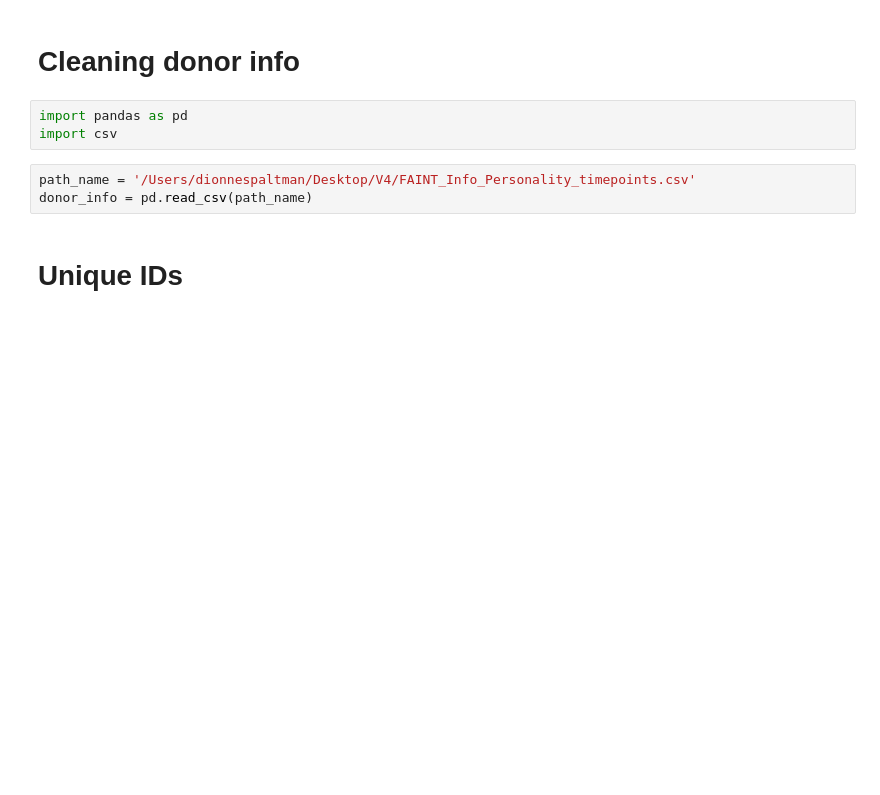
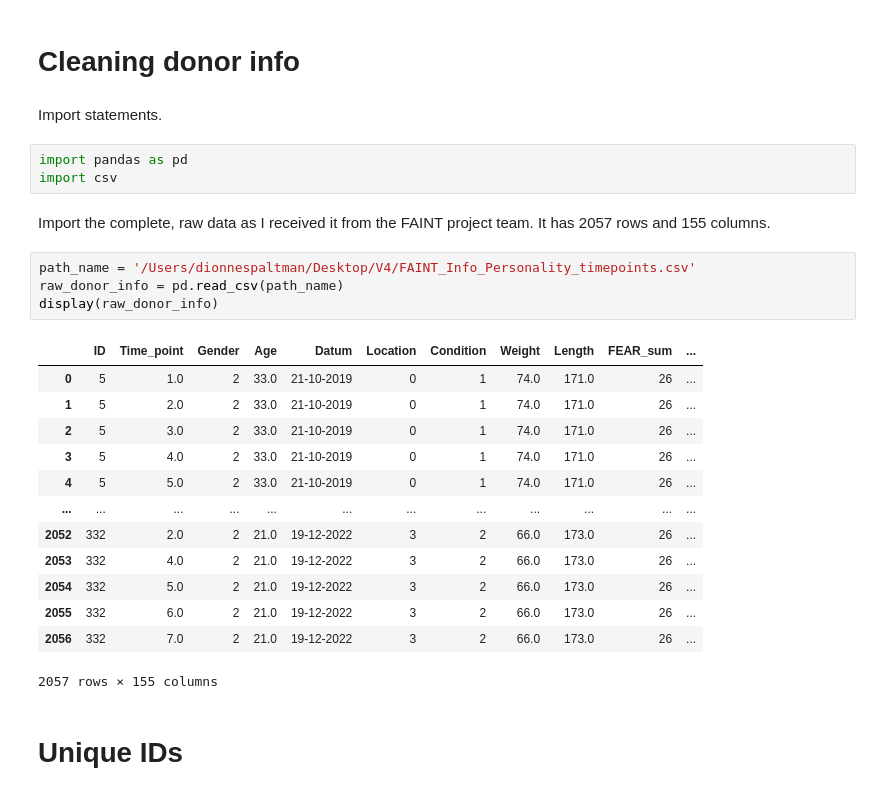
Before and after one commit to DionneSpaltman/predicting_VVR, a Jupyter notebook: processing/donor_info/cleaning_donorinfo.ipynb, the cells around one changed output. Drawn from its saved outputs; the diff is of its cells as text; blank space fills up the shorter version.

Commit message:
Cleaned cleaning_donorinfo

```diff
--- a/processing/donor_info/cleaning_donorinfo.ipynb
+++ b/processing/donor_info/cleaning_donorinfo.ipynb
@@ -1,11 +1,30 @@
 # %% [markdown]
 # Cleaning donor info
+# %% [markdown]
+Import statements.
 # %%
 import pandas as pd
 import csv
+# %% [markdown]
+Import the complete, raw data as I received it from the FAINT project team. It has 2057 rows and 155 columns.
 # %%
 path_name = '/Users/dionnespaltman/Desktop/V4/FAINT_Info_Personality_timepoints.csv'
-donor_info = pd.read_csv(path_name)
+raw_donor_info = pd.read_csv(path_name)
+display(raw_donor_info)
+# %% [output]
+|  | ID | Time_point | Gender | Age | Datum | Location | Condition | Weight | Length | FEAR_sum | ... |
+| 0 | 5 | 1.0 | 2 | 33.0 | 21-10-2019 | 0 | 1 | 74.0 | 171.0 | 26 | ... |
+| 1 | 5 | 2.0 | 2 | 33.0 | 21-10-2019 | 0 | 1 | 74.0 | 171.0 | 26 | ... |
+| 2 | 5 | 3.0 | 2 | 33.0 | 21-10-2019 | 0 | 1 | 74.0 | 171.0 | 26 | ... |
+| 3 | 5 | 4.0 | 2 | 33.0 | 21-10-2019 | 0 | 1 | 74.0 | 171.0 | 26 | ... |
+| 4 | 5 | 5.0 | 2 | 33.0 | 21-10-2019 | 0 | 1 | 74.0 | 171.0 | 26 | ... |
+| ... | ... | ... | ... | ... | ... | ... | ... | ... | ... | ... | ... |
+| 2052 | 332 | 2.0 | 2 | 21.0 | 19-12-2022 | 3 | 2 | 66.0 | 173.0 | 26 | ... |
+| 2053 | 332 | 4.0 | 2 | 21.0 | 19-12-2022 | 3 | 2 | 66.0 | 173.0 | 26 | ... |
+| 2054 | 332 | 5.0 | 2 | 21.0 | 19-12-2022 | 3 | 2 | 66.0 | 173.0 | 26 | ... |
+| 2055 | 332 | 6.0 | 2 | 21.0 | 19-12-2022 | 3 | 2 | 66.0 | 173.0 | 26 | ... |
+| 2056 | 332 | 7.0 | 2 | 21.0 | 19-12-2022 | 3 | 2 | 66.0 | 173.0 | 26 | ... |
+2057 rows × 155 columns
 # %% [markdown]
 # Unique IDs
 # %% [markdown]
```
Also changed, not shown: parts of 18 cells of this notebook.
